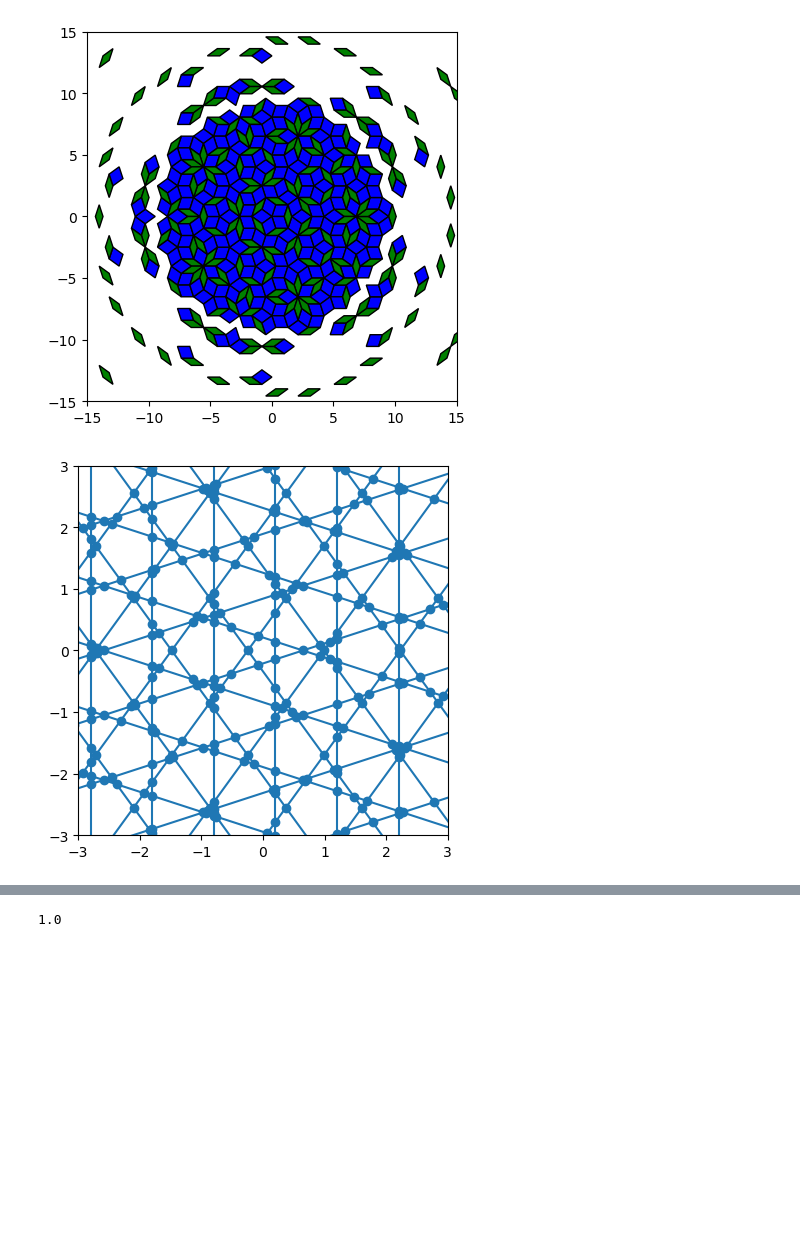
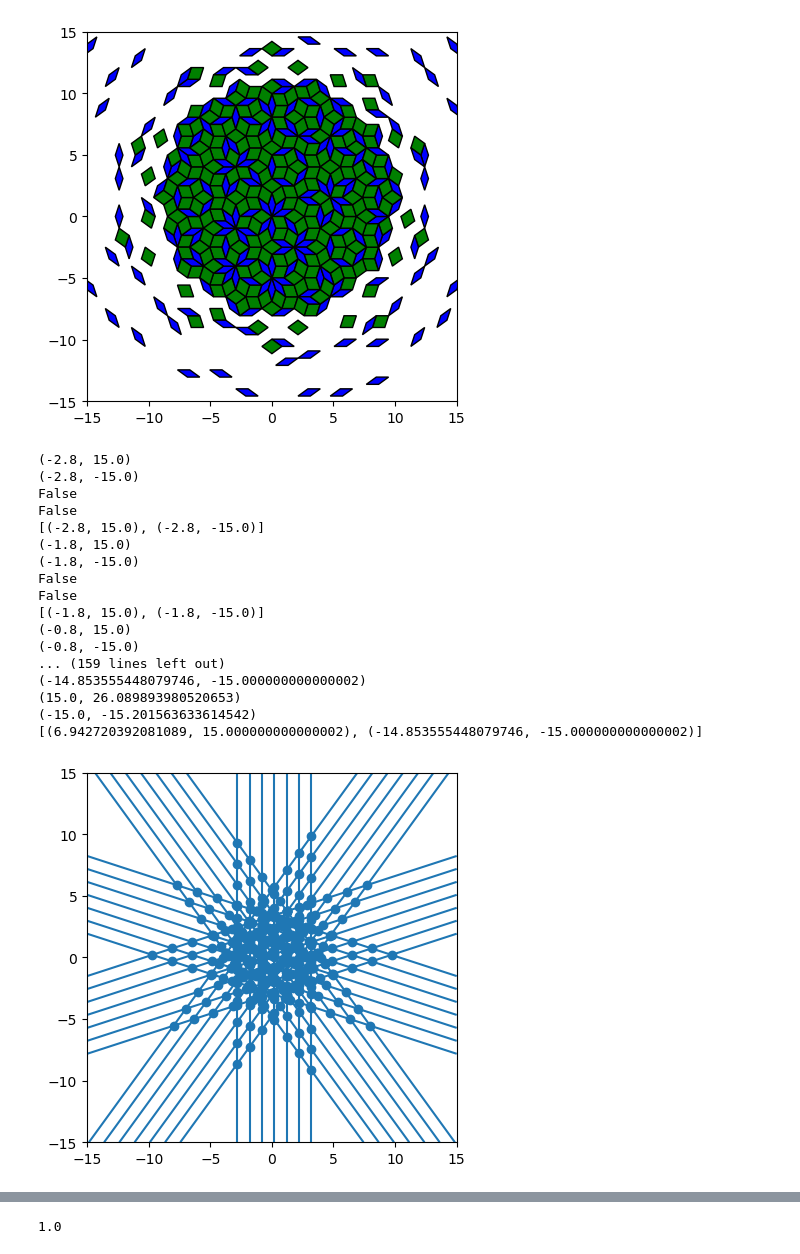
Before and after one commit to WilliamTylerBradley/grid_tilings, a Jupyter notebook: testing_03.ipynb, the cells around one changed output, grey strips where cells are left out. Drawn from its saved outputs; the diff is of its cells as text; code cells hidden in the pictures; blank space fills up the shorter version.

```diff
--- a/testing_03.ipynb
+++ b/testing_03.ipynb
@@ -13,13 +13,18 @@ rng = np.random.default_rng(seed=1)
 grid_count = 5
 grid_bounds = [-3, 3]
 grid_bounds[1] += 1
-cos_list = [np.cos(x * 2 * np.pi / grid_count) for x in np.arange(grid_count)]
-sin_list = [np.sin(x * 2 * np.pi / grid_count) for x in np.arange(grid_count)]
+cos_list = [np.cos(x * np.pi / grid_count) for x in np.arange(grid_count)]
+sin_list = [np.sin(x * np.pi / grid_count) for x in np.arange(grid_count)]
 
 offsets = rng.uniform(size=5)
 offsets = offsets / np.sum(offsets)
 offsets = np.repeat(1/grid_count, grid_count)
-offsets = np.repeat(.25, grid_count)
+#offsets = np.repeat(.25, grid_count)
+offsets = np.empty((grid_count,),float)
+offsets[::2] = (1/grid_count)
+offsets[1::2] = -(1/grid_count)
+#offsets = np.repeat(0, grid_count)
+#offsets = np.repeat(1/grid_count, grid_count)
 
 class Line:
     # a*x + b*y = c
@@ -125,0 +140,15 @@ plt.show()
+# %%
+points = []
+for r in range(len(grid_numbers) + 1):
+    for intersection_grids in combinations(grid_numbers, r):
+        this_k = ks.copy()
+        for grid in intersection_grids:
+            this_k[grid] += 1
+
+        print(intersection_grids)
+
+        point = np.array([0, 0], dtype=float)
+        for k, c, s in zip(this_k, cos_list, sin_list):
+            point += k * np.array([c, s])
+        points.append(point)
+# points
@@ -147,41 +196,62 @@ ax.set_ylim([-axis_lim, axis_lim])
 ax.set_aspect('equal')
 plt.show()
 # %% [output]
-[figure, old version]
+[figure, new version]
 # %%
-boundary = [Line(0, 1, 5, 0), Line(0, 1, -5, 0), Line(1, 0, 5, 0), Line(1, 0, -5, 0)]
+bounds = 15
+boundary = [Line(0, 1, bounds, 0), Line(0, 1, -bounds, 0), Line(1, 0, bounds, 0), Line(1, 0, -bounds, 0)]
 
 lines = []
 
 for l in grids:
     points = []
     for b in boundary:
         intersection = l.determine_intersection(b)
         if intersection:
-            if np.abs(intersection[0]) <= 5 and np.abs(intersection[1]) <= 5:
+            if ((np.abs(intersection[0]) <= bounds or isclose(np.abs(intersection[0]), bounds))
+                and (np.abs(intersection[1]) <= bounds or isclose(np.abs(intersection[1]), bounds))):
                 points.append(intersection)
+        print(intersection)
+    print(points)
     lines.append(points)
 
 intersections = defaultdict(set)
 for pair in combinations(grids, 2):
     l1 = pair[0]
     l2 = pair[1]
     intersection = l1.determine_intersection(l2)
     if intersection:
         intersections[intersection].update([l1, l2])
 intersection_points = list(intersections)
 
 fig, ax = plt.subplots()
 ax.add_collection(LineCollection(lines))
 ax.scatter(*zip(*intersection_points))
 for i, p in enumerate(intersection_points):
     pass#ax.text(x=p[0], y=p[1], s=i)
-ax.set_xlim(-3, 3)
-ax.set_ylim(-3, 3)
+ax.set_xlim(-bounds, bounds)
+ax.set_ylim(-bounds, bounds)
 ax.set_aspect('equal')
 plt.show()
 # %% [output]
+(-2.8, 15.0)
+(-2.8, -15.0)
+False
+False
+[(-2.8, 15.0), (-2.8, -15.0)]
+(-1.8, 15.0)
+(-1.8, -15.0)
+False
+False
+[(-1.8, 15.0), (-1.8, -15.0)]
+(-0.8, 15.0)
+(-0.8, -15.0)
+... (159 lines left out)
+(-14.853555448079746, -15.000000000000002)
+(15.0, 26.089893980520653)
+(-15.0, -15.201563633614542)
+[(6.942720392081089, 15.000000000000002), (-14.853555448079746, -15.000000000000002)]
-[figure, old version]
+[figure, new version]
 # %%
 # 8, .5 breaks everything
 # all even numbers break this
```
Also changed, not shown: parts of 13 cells of this notebook, 1 other file.
